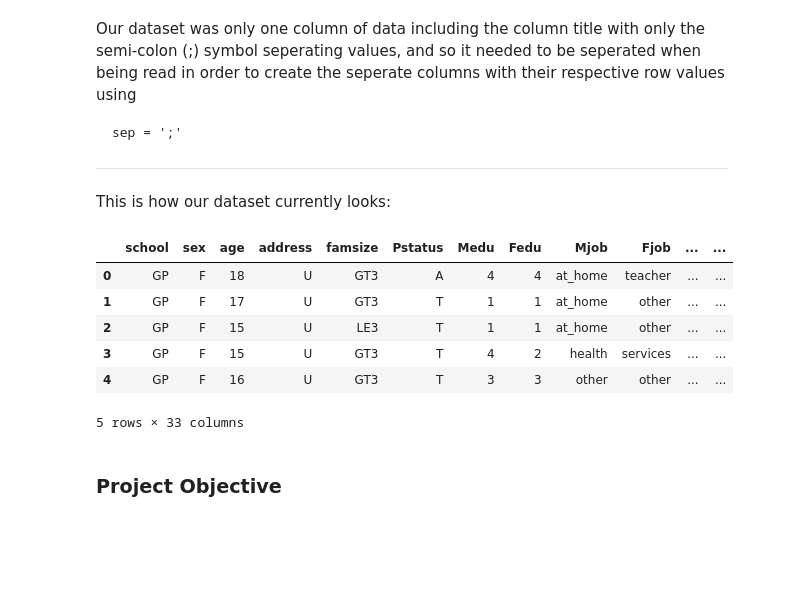
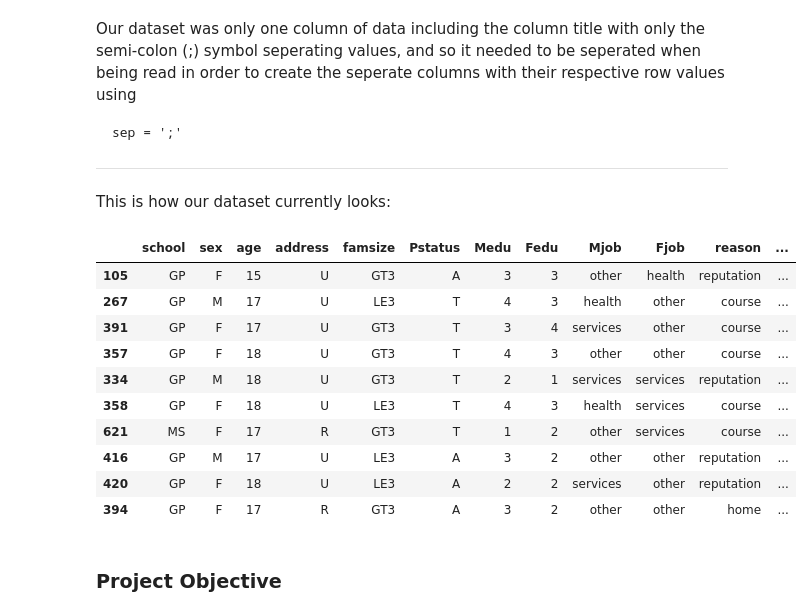
Before and after one commit to Rhyme1325/Analytics_project, a Jupyter notebook: project.ipynb, the cells around one changed output. Cells and saved outputs as stored; diff of their text form; code cells hidden in the pictures; blank space fills up the shorter version.

````diff
--- a/project.ipynb
+++ b/project.ipynb
@@ -28,6 +29,7 @@ Dataset was collected from http://archive.ics.uci.edu/ml/datasets/Student+Perfor
 import pandas as pd
 
 df = pd.read_csv('student-por.csv', sep=';')
+pd.set_option('display.max_columns', None)
 # %% [markdown]
 Our dataset was only one column of data including the column title with only the semi-colon (;) symbol seperating values, and so it needed to be seperated when being read in order to create the seperate columns with their respective row values using
 ```
@@ -35,16 +37,20 @@ sep = ';'
 ```
 ---
 This is how our dataset currently looks:
-# %%
-df.head()
-# %% [output]
-|  | school | sex | age | address | famsize | Pstatus | Medu | Fedu | Mjob | Fjob | ... | ... |
-| 0 | GP | F | 18 | U | GT3 | A | 4 | 4 | at_home | teacher | ... | ... |
-| 1 | GP | F | 17 | U | GT3 | T | 1 | 1 | at_home | other | ... | ... |
-| 2 | GP | F | 15 | U | LE3 | T | 1 | 1 | at_home | other | ... | ... |
-| 3 | GP | F | 15 | U | GT3 | T | 4 | 2 | health | services | ... | ... |
-| 4 | GP | F | 16 | U | GT3 | T | 3 | 3 | other | other | ... | ... |
-5 rows × 33 columns
+# %%
+df.sample(10)
+# %% [output]
+|  | school | sex | age | address | famsize | Pstatus | Medu | Fedu | Mjob | Fjob | reason | ... |
+| 105 | GP | F | 15 | U | GT3 | A | 3 | 3 | other | health | reputation | ... |
+| 267 | GP | M | 17 | U | LE3 | T | 4 | 3 | health | other | course | ... |
+| 391 | GP | F | 17 | U | GT3 | T | 3 | 4 | services | other | course | ... |
+| 357 | GP | F | 18 | U | GT3 | T | 4 | 3 | other | other | course | ... |
+| 334 | GP | M | 18 | U | GT3 | T | 2 | 1 | services | services | reputation | ... |
+| 358 | GP | F | 18 | U | LE3 | T | 4 | 3 | health | services | course | ... |
+| 621 | MS | F | 17 | R | GT3 | T | 1 | 2 | other | services | course | ... |
+| 416 | GP | M | 17 | U | LE3 | A | 3 | 2 | other | other | reputation | ... |
+| 420 | GP | F | 18 | U | LE3 | A | 2 | 2 | services | other | reputation | ... |
+| 394 | GP | F | 17 | R | GT3 | A | 3 | 2 | other | other | home | ... |
 # %% [markdown]
 ### Project Objective
 # %% [markdown]
````
Also changed, not shown: parts of 31 cells of this notebook.
